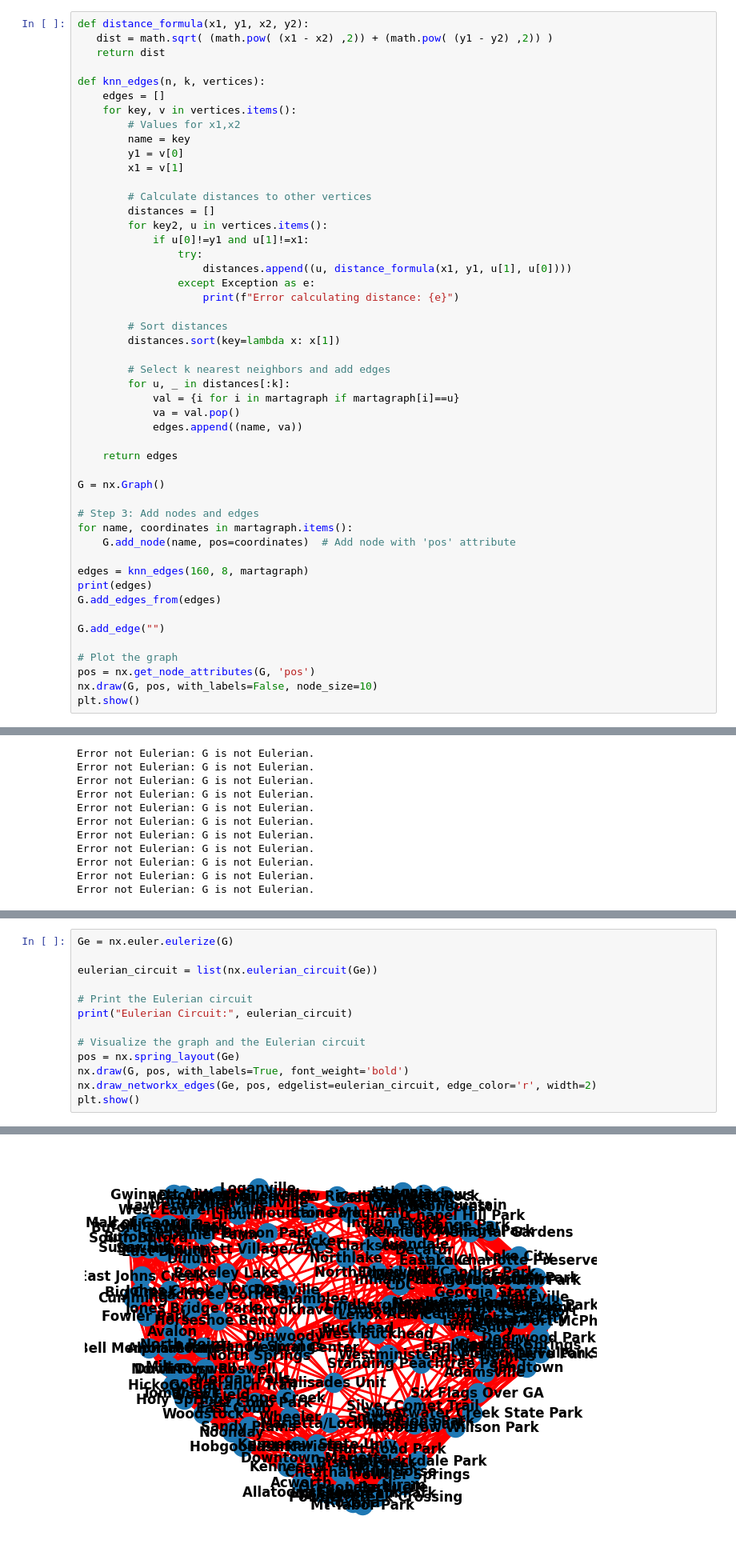
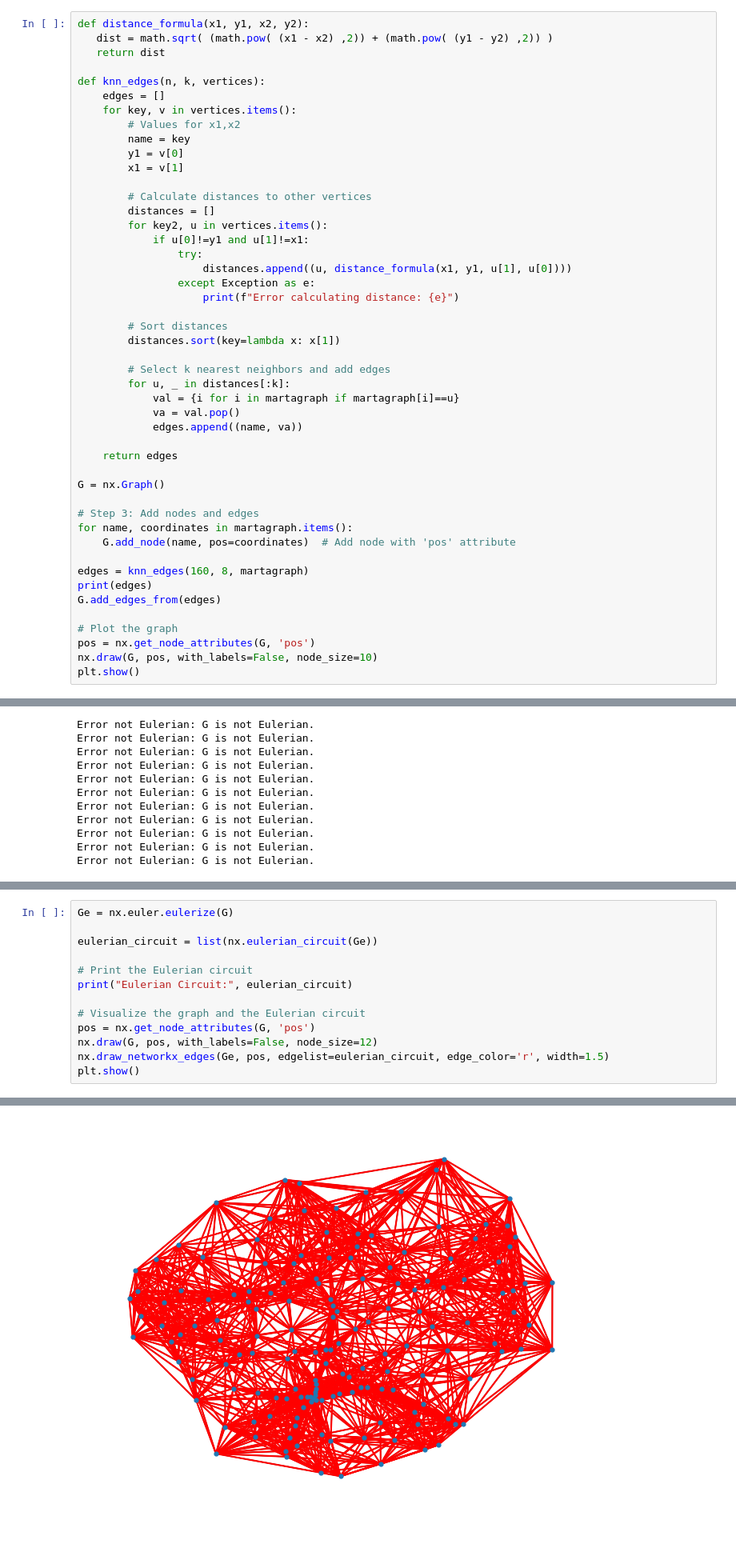
Before and after one commit to StudioMitesh/MARTA-Expansion-Combo, a Jupyter notebook: marta.ipynb, the cells around one changed output, grey strips where cells are left out. Shown at 80% size. Drawn from its saved outputs; the diff is of its cells as text.

Commit message:
added optimized euler, dijkstras, and nns

```diff
--- a/marta.ipynb
+++ b/marta.ipynb
@@ -287,8 +287,6 @@ edges = knn_edges(160, 8, martagraph)
 print(edges)
 G.add_edges_from(edges)
 
-G.add_edge("")
-
 # Plot the graph
 pos = nx.get_node_attributes(G, 'pos')
 nx.draw(G, pos, with_labels=False, node_size=10)
@@ -387,19 +368,19 @@ executing.executing.NotOneValueFound: Expected one value, found 0
 # %%
 Ge = nx.euler.eulerize(G)
 
 eulerian_circuit = list(nx.eulerian_circuit(Ge))
 
 # Print the Eulerian circuit
 print("Eulerian Circuit:", eulerian_circuit)
 
 # Visualize the graph and the Eulerian circuit
-pos = nx.spring_layout(Ge)
-nx.draw(G, pos, with_labels=True, font_weight='bold')
-nx.draw_networkx_edges(Ge, pos, edgelist=eulerian_circuit, edge_color='r', width=2)
+pos = nx.get_node_attributes(G, 'pos')
+nx.draw(G, pos, with_labels=False, node_size=12)
+nx.draw_networkx_edges(Ge, pos, edgelist=eulerian_circuit, edge_color='r', width=1.5)
 plt.show()
 # %% [output]
 Eulerian Circuit: [('Airport', 'Village Park'), ('Village Park', 'Lake Charlotte Preserve'), ('Lake Charlotte Preserve', 'Chapel Hill Park'), ('Chapel Hill Park', 'Kennedy Memorial Gardens'), ('Kenned ...
-[figure, old version]
+[figure, new version]
 # %%
 start = input("Enter your starting location: ")
 end = input("Enter your destination: ")
```
Also changed, not shown: parts of 4 cells of this notebook.
